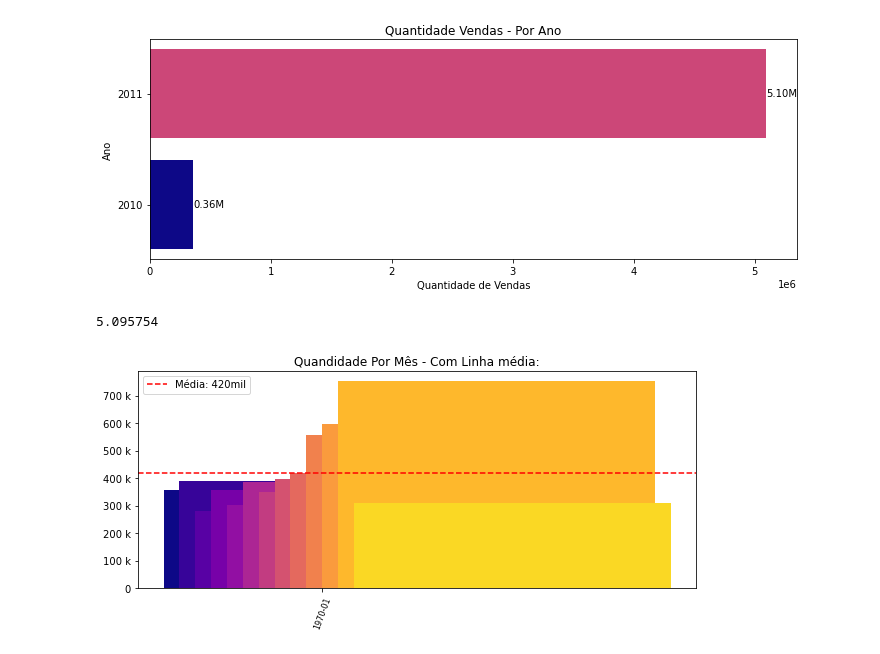
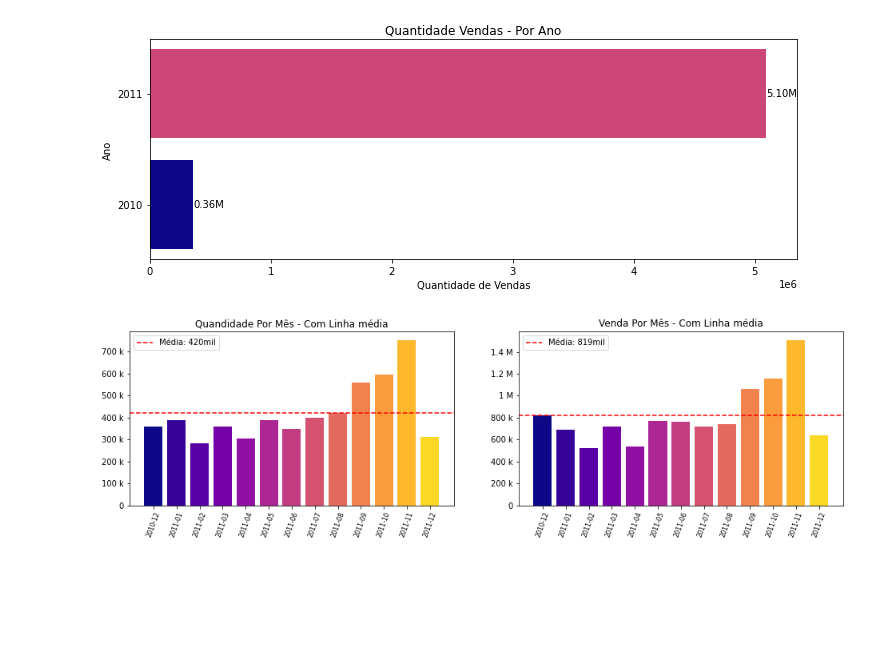
Before and after one commit to Franklin-Souza/portfolio, a Jupyter notebook: Projeto-1_Online_Retail.ipynb, the cells around one changed output. Saved outputs shown, nothing was run; the diff lists cells and outputs as text; code cells hidden in the pictures; blank space fills up the shorter version.

```diff
--- a/Projeto-1_Online_Retail.ipynb
+++ b/Projeto-1_Online_Retail.ipynb
@@ -14,12 +14,8 @@ import time
 # %%
 #Importação de dados
 
-#file_path = 'C:\\Users\\geral\\Desktop\\JUPITER\\Online+Retail.xlsx'
-
-file_path = 'C:\\Users\\frank\\OneDrive\\Área de Trabalho\\Projeto-1\\Online+Retail.xlsx'
-
 start_1 = time.time()
-df = pd.read_excel(file_path)
+df = pd.read_excel('Online+Retail.xlsx')
 end_1 = time.time()
 
 print("A execução 1 demorou: ", end_1 - start_1)
@@ -44,8 +27,14 @@ df['SalesTotals'] = round(df['Quantity']*df['UnitPrice'],1)
 # %%
 df = df.copy()
 
-df['MonthYear'] = df['InvoiceDate'].dt.strftime("%Y-%m")
-df['Year'] = df['InvoiceDate'].dt.strftime("%Y")
-df['Month'] = df['InvoiceDate'].dt.strftime("%m")
+# Criando a coluna 'MonthYear' corretamente no formato YYYY-MM
+df['MonthYear'] = df['InvoiceDate'].dt.strftime('%Y-%m')
 
-df = df.drop('InvoiceDate', axis='columns')
+# Mantendo 'Year' como número inteiro
+df['Year'] = df['InvoiceDate'].dt.year
+
+# Mantendo 'Month' como número inteiro
+df['Month'] = df['InvoiceDate'].dt.month
+
+# Visualizando os tipos de dados para conferir
+df.dtypes
@@ -214,54 +210,68 @@ plt.savefig('nome_do_arquivo.png')
 plt.show()
 # %% [output]
 [figure]
-# %%
-label
-# %% [output]
-5.095754
 # %%
 ##### Grafico 5
 
 quantity_month = df.groupby(['MonthYear'])['Quantity'].sum()
 
 quantity_month_label = quantity_month.index
 quantity_month_values = quantity_month.values
 
-
-fig, ax5 = plt.subplots(1,1,figsize=(10,4))
-
+fig, (ax5,ax6) = plt.subplots(1,2,figsize=(16,4))
 
 #Formatação da Barra
 ax5.bar(quantity_month_label, quantity_month_values,
     color=[plt.cm.plasma(i /len(quantity_month_label)) for i in range(len(quantity_month_label))],
-       width=20)
-
-#Formatação do Label
-ax5.xaxis.set_major_formatter(mdates.DateFormatter('%Y-%m'))
-ax5.xaxis.set_major_locator(mdates.MonthLocator())
-
-
+       width=0.8)
 
 ax5.tick_params(axis='x', rotation=70, labelsize=8) #Formatação Com tick_Params
-
-
 
 ax5.axhline(quantity_month_values.mean(),
             color='red',
             linestyle='--',
             label=f'Média: {(quantity_month_values.mean()) /1000:.0f}mil')  #Linha Media axhline
 
-
-
 ax5.yaxis.set_major_formatter(mtick.EngFormatter()) # Ajuste ticker Y
-
 
 ax5.legend() #Legeda da Linha media
 
 
 ax5.tick_params(axis='x', rotation=70, labelsize=8) #Rotação do Stick(Label)
 
-ax5.set_title("Quandidade Por Mês - Com Linha média:") #titulo
+ax5.set_title("Quandidade Por Mês - Com Linha média") #titulo
+
+###### Grafico 6
+
+sales_month = df.groupby(['MonthYear'])['SalesTotals'].sum()
+
+sales_month_label = sales_month.index
+sales_month_values = sales_month.values
+
+#Formatação da Barra
+ax6.bar(sales_month_label, sales_month_values,
+    color=[plt.cm.plasma(i /len(sales_month_values)) for i in range(len(sales_month_values))],
+       width=0.8)
+
+ax6.tick_params(axis='x', rotation=70, labelsize=8) #Formatação Com tick_Params
+
+
+
+ax6.axhline(sales_month_values.mean(),
+            color='red',
+            linestyle='--',
+            label=f'Média: {(sales_month_values.mean()) /1000:.0f}mil')  #Linha Media axhline
+
+ax6.yaxis.set_major_formatter(mtick.EngFormatter()) # Ajuste ticker Y
+
+
+ax6.legend() #Legeda da Linha media
+
+
+ax6.tick_params(axis='x', rotation=70, labelsize=8) #Rotação do Stick(Label)
+
+ax6.set_title("Venda Por Mês - Com Linha média") #titulo
 
 plt.show()
 # %% [output]
-[figure, old version]
+[figure, new version]
```
Also changed, not shown: parts of 10 cells of this notebook.
